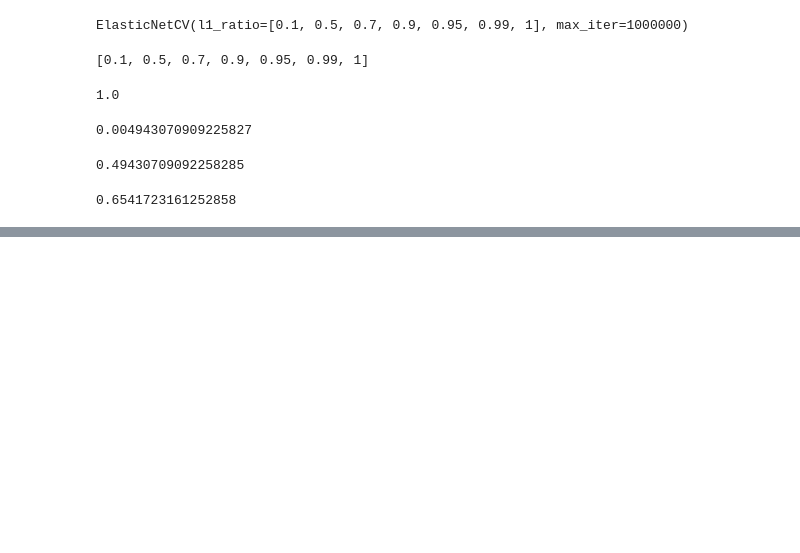
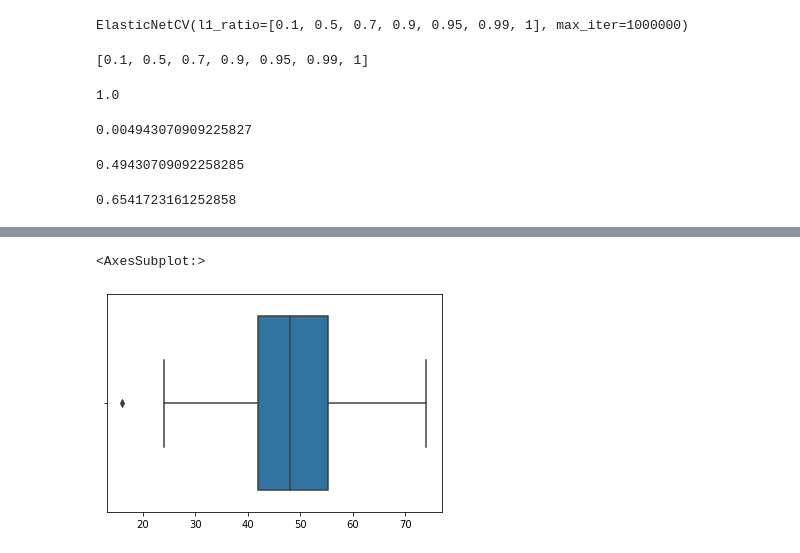
Before and after one commit to ddrightnow/Machine-Learning-Projects, a Jupyter notebook: Python Data Science and Machine Learning/Setup and Environments/08-Linear-Regression-Models/Data Science and Machine Learning Workbook 3.ipynb, the cells around one changed output, grey strips where cells are left out. Drawn from its saved outputs; the diff is of its cells as text; code cells hidden in the pictures; blank space fills up the shorter version.

```diff
--- a/Python Data Science and Machine Learning/Setup and Environments/08-Linear-Regression-Models/Data Science and Machine Learning Workbook 3.ipynb
+++ b/Python Data Science and Machine Learning/Setup and Environments/08-Linear-Regression-Models/Data Science and Machine Learning Workbook 3.ipynb
@@ -732,0 +768,5 @@ MAE
+# %%
+sns.boxplot(sample)
+# %% [output]
+<AxesSubplot:>
+[figure, added]
```
Also changed, not shown: parts of 92 cells of this notebook.
